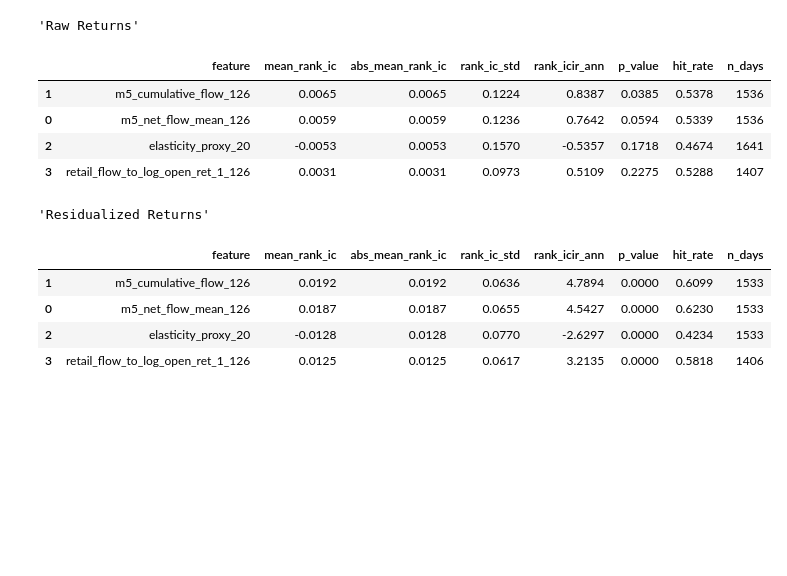
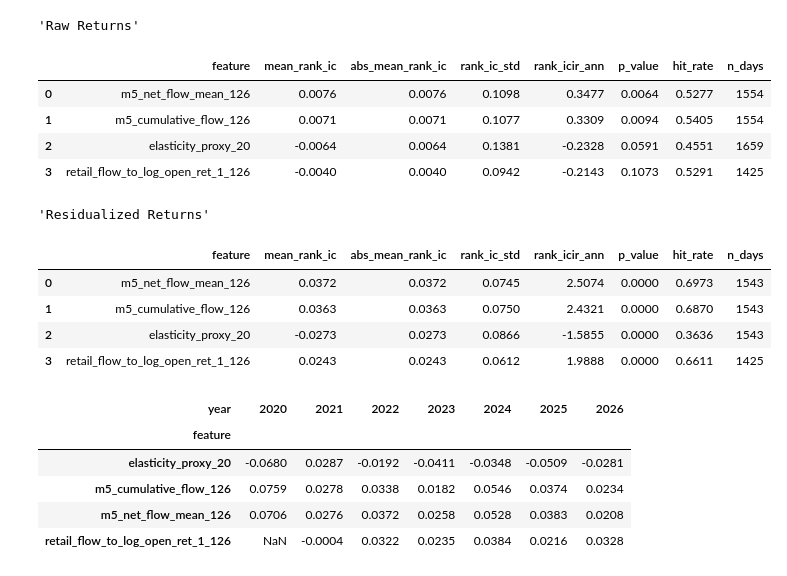
Before and after one commit to mldoyle/mldoyle.github.io, a Jupyter notebook: notebooks/order-flow-backtest.ipynb, the cells around one changed output. Cells and saved outputs as stored; diff of their text form; code cells hidden in the pictures; blank space fills up the shorter version.

```diff
--- a/notebooks/order-flow-backtest.ipynb
+++ b/notebooks/order-flow-backtest.ipynb
@@ -31,3 +38,5 @@ plt.rcParams['font.size'] = 15
 plt.rcParams['legend.fontsize'] = 13
 
 from IPython.display import clear_output
+# %%
+cfg = get_config("config_oto_10_V2_FEATURES")
@@ -44,0 +116,5 @@ We use a licensed proprietary dataset provided by [Exponential Technoliges](http
+# %%
+with connect_database() as connection:
+    dataset = load_panel_data(connection=connection, config=cfg)
+
+dataset.head()
@@ -55,46 +154,70 @@ Features: cummulative flow, net flow, retail flow price-correlation, and market
 # %%
-base = get_config("base_config")
-
 with connect_database() as connection:
-    ml_inputs = prepare_ml_inputs(connection=connection, config=base)
-    raw = load_label(connection, base, next(iter(base.labels)))
+    ml_inputs = prepare_ml_inputs(connection=connection, config=cfg)
+    raw = load_label(connection, cfg, cfg.ml_label.removesuffix("_resid"))
 
 merged = pd.merge(
     ml_inputs.frame, raw, left_on=["date", "ticker"], right_on=["date", "ticker"]
 )
 
 features = [
     "m5_net_flow_mean_126",
     "m5_cumulative_flow_126",
     "elasticity_proxy_20",
     "retail_flow_to_log_open_ret_1_126",
 ]
 
 signal_raw_ic = feature_daily_rank_ic(
     merged,
     features,
     "value",
-    label_horizon_sessions=base.ml_label_horizon_sessions,
+    label_horizon_sessions=cfg.ml_label_horizon_sessions,
 )
 display("Raw Returns", signal_raw_ic)
 
 signal_residual_ic = feature_daily_rank_ic(
     ml_inputs.frame,
     features,
-    base.ml_label,
-    label_horizon_sessions=base.ml_label_horizon_sessions,
+    cfg.ml_label,
+    label_horizon_sessions=cfg.ml_label_horizon_sessions,
 )
 display("Residualized Returns", signal_residual_ic)
+
+target = cfg.ml_label
+data = ml_inputs.frame.set_index("date")
+res = []
+
+for year in sorted(data.index.year.unique()):
+    year_data = data.loc[data.index.year == year]
+
+    for feature in features:
+        daily_ic = year_data.groupby(level=0).apply(
+            lambda day: day[[feature, target]].corr(method="spearman").iloc[0, 1]
+        )
+
+        res.append([year, feature, daily_ic.mean()])
+
+yearly_rank_ic = pd.DataFrame(res, columns=["year", "feature", "rank_ic"]).pivot(
+    index="feature", columns="year", values="rank_ic"
+)
+
+display(yearly_rank_ic)
 # %% [output]
 'Raw Returns'
 |  | feature | mean_rank_ic | abs_mean_rank_ic | rank_ic_std | rank_icir_ann | p_value | hit_rate | n_days |
-| 1 | m5_cumulative_flow_126 | 0.0065 | 0.0065 | 0.1224 | 0.8387 | 0.0385 | 0.5378 | 1536 |
-| 0 | m5_net_flow_mean_126 | 0.0059 | 0.0059 | 0.1236 | 0.7642 | 0.0594 | 0.5339 | 1536 |
-| 2 | elasticity_proxy_20 | -0.0053 | 0.0053 | 0.1570 | -0.5357 | 0.1718 | 0.4674 | 1641 |
-| 3 | retail_flow_to_log_open_ret_1_126 | 0.0031 | 0.0031 | 0.0973 | 0.5109 | 0.2275 | 0.5288 | 1407 |
+| 0 | m5_net_flow_mean_126 | 0.0076 | 0.0076 | 0.1098 | 0.3477 | 0.0064 | 0.5277 | 1554 |
+| 1 | m5_cumulative_flow_126 | 0.0071 | 0.0071 | 0.1077 | 0.3309 | 0.0094 | 0.5405 | 1554 |
+| 2 | elasticity_proxy_20 | -0.0064 | 0.0064 | 0.1381 | -0.2328 | 0.0591 | 0.4551 | 1659 |
+| 3 | retail_flow_to_log_open_ret_1_126 | -0.0040 | 0.0040 | 0.0942 | -0.2143 | 0.1073 | 0.5291 | 1425 |
 'Residualized Returns'
 |  | feature | mean_rank_ic | abs_mean_rank_ic | rank_ic_std | rank_icir_ann | p_value | hit_rate | n_days |
-| 1 | m5_cumulative_flow_126 | 0.0192 | 0.0192 | 0.0636 | 4.7894 | 0.0000 | 0.6099 | 1533 |
-| 0 | m5_net_flow_mean_126 | 0.0187 | 0.0187 | 0.0655 | 4.5427 | 0.0000 | 0.6230 | 1533 |
-| 2 | elasticity_proxy_20 | -0.0128 | 0.0128 | 0.0770 | -2.6297 | 0.0000 | 0.4234 | 1533 |
-| 3 | retail_flow_to_log_open_ret_1_126 | 0.0125 | 0.0125 | 0.0617 | 3.2135 | 0.0000 | 0.5818 | 1406 |
+| 0 | m5_net_flow_mean_126 | 0.0372 | 0.0372 | 0.0745 | 2.5074 | 0.0000 | 0.6973 | 1543 |
+| 1 | m5_cumulative_flow_126 | 0.0363 | 0.0363 | 0.0750 | 2.4321 | 0.0000 | 0.6870 | 1543 |
+| 2 | elasticity_proxy_20 | -0.0273 | 0.0273 | 0.0866 | -1.5855 | 0.0000 | 0.3636 | 1543 |
+| 3 | retail_flow_to_log_open_ret_1_126 | 0.0243 | 0.0243 | 0.0612 | 1.9888 | 0.0000 | 0.6611 | 1425 |
+| year | 2020 | 2021 | 2022 | 2023 | 2024 | 2025 | 2026 |
+| feature |  |  |  |  |  |  |  |
+| elasticity_proxy_20 | -0.0680 | 0.0287 | -0.0192 | -0.0411 | -0.0348 | -0.0509 | -0.0281 |
+| m5_cumulative_flow_126 | 0.0759 | 0.0278 | 0.0338 | 0.0182 | 0.0546 | 0.0374 | 0.0234 |
+| m5_net_flow_mean_126 | 0.0706 | 0.0276 | 0.0372 | 0.0258 | 0.0528 | 0.0383 | 0.0208 |
+| retail_flow_to_log_open_ret_1_126 | NaN | -0.0004 | 0.0322 | 0.0235 | 0.0384 | 0.0216 | 0.0328 |
```
Also changed, not shown: parts of 23 cells of this notebook, 2 other files.
